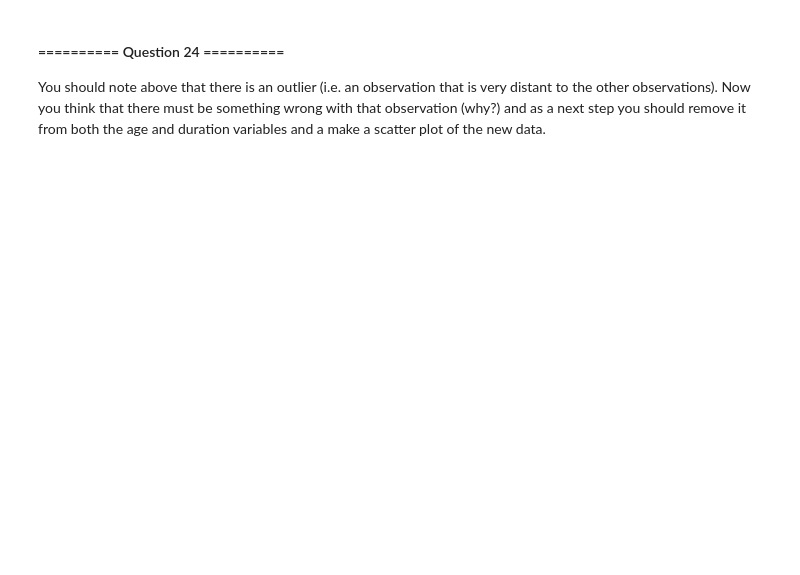
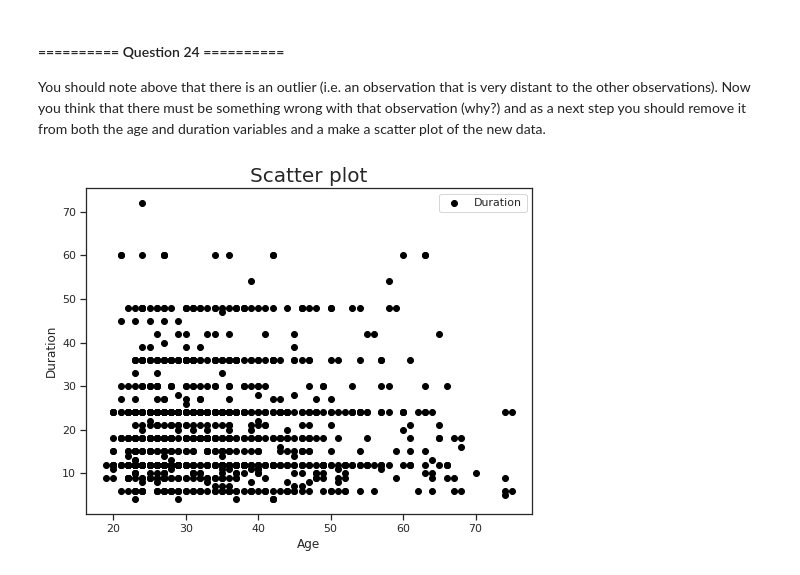
Before and after one commit to tigasgon1999/iaml-labs, a Jupyter notebook: Labs/00 - Introduction.ipynb, the cells around one changed output. Cells and saved outputs as stored; diff of their text form; code cells hidden in the pictures; blank space fills up the shorter version.

```diff
--- a/Labs/00 - Introduction.ipynb
+++ b/Labs/00 - Introduction.ipynb
@@ -1489,0 +1685,16 @@ You should note above that there is an outlier (i.e. an observation that is very
+# %%
+# Your Code goes here:
+new_credit = credit[(credit.Age > 0)]
+
+fig = plt.figure(figsize=(8,6))
+
+plt.scatter(new_credit.Age, new_credit.Duration, c='black')
+
+plt.xlabel('Age')
+plt.ylabel('Duration')
+plt.title('Scatter plot', fontsize=20)
+plt.legend() # Displays legend
+
+plt.show()
+# %% [output]
+[figure, added]
```
Also changed, not shown: parts of 38 cells of this notebook.
